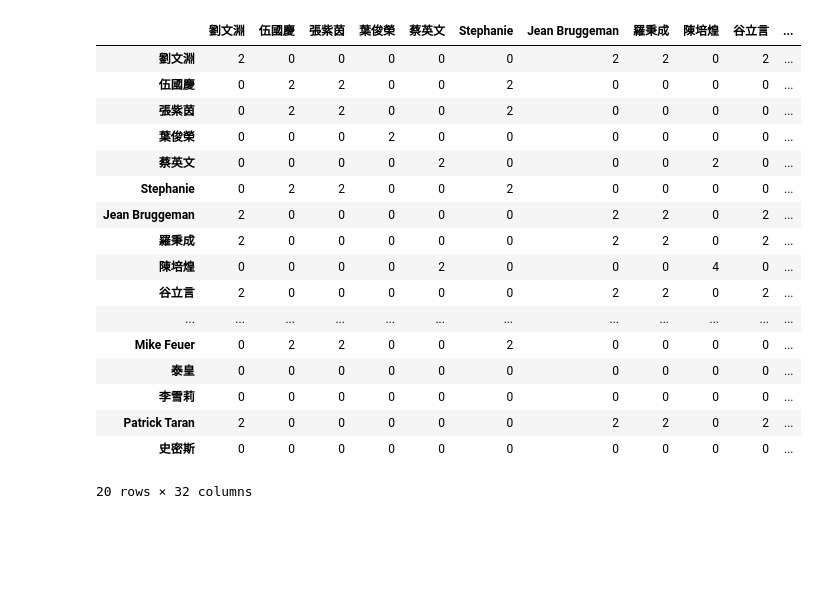
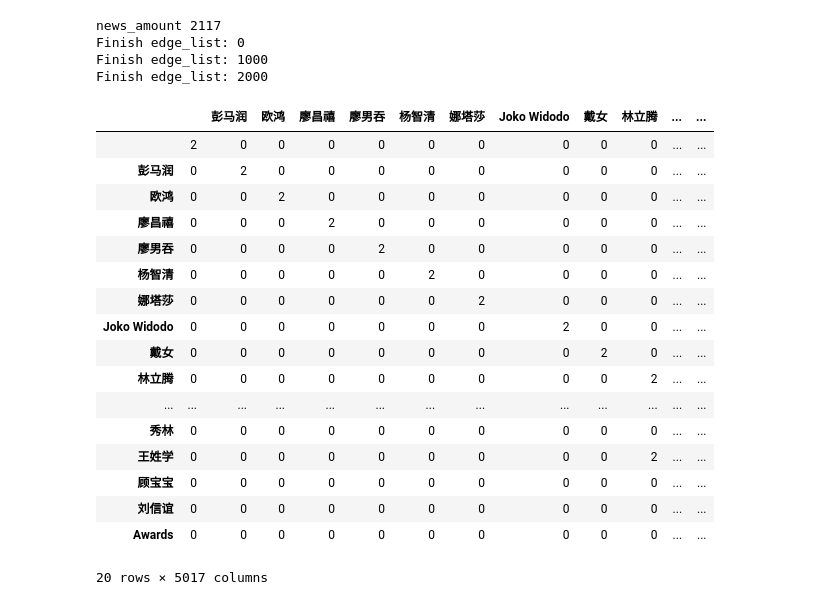
Before and after one commit to DennyHsieh/fintech-assignments, a Jupyter notebook: hw2_NER/Co-occurrence_Diagram.ipynb, the cells around one changed output. Drawn from its saved outputs; the diff is of its cells as text; code cells hidden in the pictures; blank space fills up the shorter version.

```diff
--- a/hw2_NER/Co-occurrence_Diagram.ipynb
+++ b/hw2_NER/Co-occurrence_Diagram.ipynb
@@ -9,6 +11,17 @@ win32file._setmaxstdio(2048)
 # %%
 # Load data
-PER_data_folder = 'PER'
-df = pd.read_csv(os.path.join(PER_data_folder, 'news_data_ckipner.csv'))
-df = df.iloc[:10]
+# PER_data_folder = 'PER'
+NER_folder = r'D:\NER\fintech-assignments\hw2_NER'
+PER_data_folder = os.path.join(NER_folder, 'PER')
+df = pd.read_csv(os.path.join(PER_data_folder, 'news_data_with_PER.csv'))
+# %%
+low_risk_keywords = ["人口販運", "性剝削", "兒童", "偽造貨幣", "殺人", "重傷害", "搶奪", "勒贖", "海盜", "恐怖主義", "資恐"]
+medium_risk_keywords = ["非法販賣武器", "贓物", "竊盜", "綁架", "拘禁", "妨害自由", "環保犯罪", "偽造文書"]
+high_risk_keywords = ["仿冒", "盜版", "侵害營業秘密"]
+exhigh_risk_keywords = ["毒品販運", "詐欺", "走私", "稅務犯罪", "組織犯罪", "證券犯罪", "貪汙賄賂", "第三方洗錢"]
+all_keywords = list(low_risk_keywords + medium_risk_keywords + high_risk_keywords + exhigh_risk_keywords)
+
+
+# Reduce data - choose only exhigh_risk_risk_keywords for demo
+df = df[df['keywords'].isin(exhigh_risk_keywords)]
 # %%
@@ -35,16 +43,19 @@ for index, row in df.iterrows():
     crime = row['keywords']
     Crime_All.add(crime)
 
-    # person_list = row['PER'].split(',')
+    if type(row['PER']) == str:
+        person_list = row['PER'].split(',')
+    else:
+        person_list = []
 
-    """ ckipner """
+    """ ckipner
 
     ckipner = row['PER_ckip']
     if type(ckipner) == str:
         person_list = ckipner[ckipner.find("[")+2: ckipner.find("]")-1].split("', '")
     else:
         person_list = []
-
+    """
 
     Person_All = Person_All.union(set(person_list))
 
@@ -64,33 +77,44 @@ Crime_Person_All: ['劉文淵', '伍國慶', '張紫茵', '葉俊榮', '蔡英
 # %%
 # Set base df_co (co-occurance matrix)
 df_co = pd.DataFrame(columns = Crime_Person_All, index = Crime_Person_All)
 df_co[:] = 0
 
-# iterate through each news and add one for each Crime_Person-Crime_Person relationship
-#-> in this case, relationship equates to appearing in the same news
+news_amount = len(News_Dictionary.keys())
+print('news_amount', news_amount)
+
+# Iterate through each news and add one for each Crime_Person-Crime_Person relationship
+#-> In this case, relationship equates to appearing in the same news
+n = 0
 for value in News_Dictionary.values():
     for item1 in value:
         for item2 in value:
             df_co[item1][item2] += 1
             df_co[item2][item1] += 1
+    if n % 1000 == 0:
+        print('Finish edge_list:', n)
+    n += 1
 
 df_co.head(20)
 # %% [output]
+news_amount 2117
+Finish edge_list: 0
+Finish edge_list: 1000
+Finish edge_list: 2000
-|  | 劉文淵 | 伍國慶 | 張紫茵 | 葉俊榮 | 蔡英文 | Stephanie | Jean Bruggeman | 羅秉成 | 陳培煌 | 谷立言 | ... |
-| 劉文淵 | 2 | 0 | 0 | 0 | 0 | 0 | 2 | 2 | 0 | 2 | ... |
-| 伍國慶 | 0 | 2 | 2 | 0 | 0 | 2 | 0 | 0 | 0 | 0 | ... |
-| 張紫茵 | 0 | 2 | 2 | 0 | 0 | 2 | 0 | 0 | 0 | 0 | ... |
-| 葉俊榮 | 0 | 0 | 0 | 2 | 0 | 0 | 0 | 0 | 0 | 0 | ... |
-| 蔡英文 | 0 | 0 | 0 | 0 | 2 | 0 | 0 | 0 | 2 | 0 | ... |
-| Stephanie | 0 | 2 | 2 | 0 | 0 | 2 | 0 | 0 | 0 | 0 | ... |
-| Jean Bruggeman | 2 | 0 | 0 | 0 | 0 | 0 | 2 | 2 | 0 | 2 | ... |
-| 羅秉成 | 2 | 0 | 0 | 0 | 0 | 0 | 2 | 2 | 0 | 2 | ... |
-| 陳培煌 | 0 | 0 | 0 | 0 | 2 | 0 | 0 | 0 | 4 | 0 | ... |
-| 谷立言 | 2 | 0 | 0 | 0 | 0 | 0 | 2 | 2 | 0 | 2 | ... |
-| ... | ... | ... | ... | ... | ... | ... | ... | ... | ... | ... | ... |
-| Mike Feuer | 0 | 2 | 2 | 0 | 0 | 2 | 0 | 0 | 0 | 0 | ... |
-| 泰皇 | 0 | 0 | 0 | 0 | 0 | 0 | 0 | 0 | 0 | 0 | ... |
-| 李雪莉 | 0 | 0 | 0 | 0 | 0 | 0 | 0 | 0 | 0 | 0 | ... |
-| Patrick Taran | 2 | 0 | 0 | 0 | 0 | 0 | 2 | 2 | 0 | 2 | ... |
-| 史密斯 | 0 | 0 | 0 | 0 | 0 | 0 | 0 | 0 | 0 | 0 | ... |
+|  |  | 彭马润 | 欧鸿 | 廖昌禧 | 廖男吞 | 杨智清 | 娜塔莎 | Joko Widodo | 戴女 | 林立腾 | ... | ... |
+|  | 2 | 0 | 0 | 0 | 0 | 0 | 0 | 0 | 0 | 0 | ... | ... |
+| 彭马润 | 0 | 2 | 0 | 0 | 0 | 0 | 0 | 0 | 0 | 0 | ... | ... |
+| 欧鸿 | 0 | 0 | 2 | 0 | 0 | 0 | 0 | 0 | 0 | 0 | ... | ... |
+| 廖昌禧 | 0 | 0 | 0 | 2 | 0 | 0 | 0 | 0 | 0 | 0 | ... | ... |
+| 廖男吞 | 0 | 0 | 0 | 0 | 2 | 0 | 0 | 0 | 0 | 0 | ... | ... |
+| 杨智清 | 0 | 0 | 0 | 0 | 0 | 2 | 0 | 0 | 0 | 0 | ... | ... |
+| 娜塔莎 | 0 | 0 | 0 | 0 | 0 | 0 | 2 | 0 | 0 | 0 | ... | ... |
+| Joko Widodo | 0 | 0 | 0 | 0 | 0 | 0 | 0 | 2 | 0 | 0 | ... | ... |
+| 戴女 | 0 | 0 | 0 | 0 | 0 | 0 | 0 | 0 | 2 | 0 | ... | ... |
+| 林立腾 | 0 | 0 | 0 | 0 | 0 | 0 | 0 | 0 | 0 | 2 | ... | ... |
+| ... | ... | ... | ... | ... | ... | ... | ... | ... | ... | ... | ... | ... |
+| 秀林 | 0 | 0 | 0 | 0 | 0 | 0 | 0 | 0 | 0 | 0 | ... | ... |
+| 王姓学 | 0 | 0 | 0 | 0 | 0 | 0 | 0 | 0 | 0 | 2 | ... | ... |
+| 顾宝宝 | 0 | 0 | 0 | 0 | 0 | 0 | 0 | 0 | 0 | 0 | ... | ... |
+| 刘信谊 | 0 | 0 | 0 | 0 | 0 | 0 | 0 | 0 | 0 | 0 | ... | ... |
+| Awards | 0 | 0 | 0 | 0 | 0 | 0 | 0 | 0 | 0 | 0 | ... | ... |
-20 rows × 32 columns
+20 rows × 5017 columns
```
Also changed, not shown: parts of 14 cells of this notebook, 3 other files.
